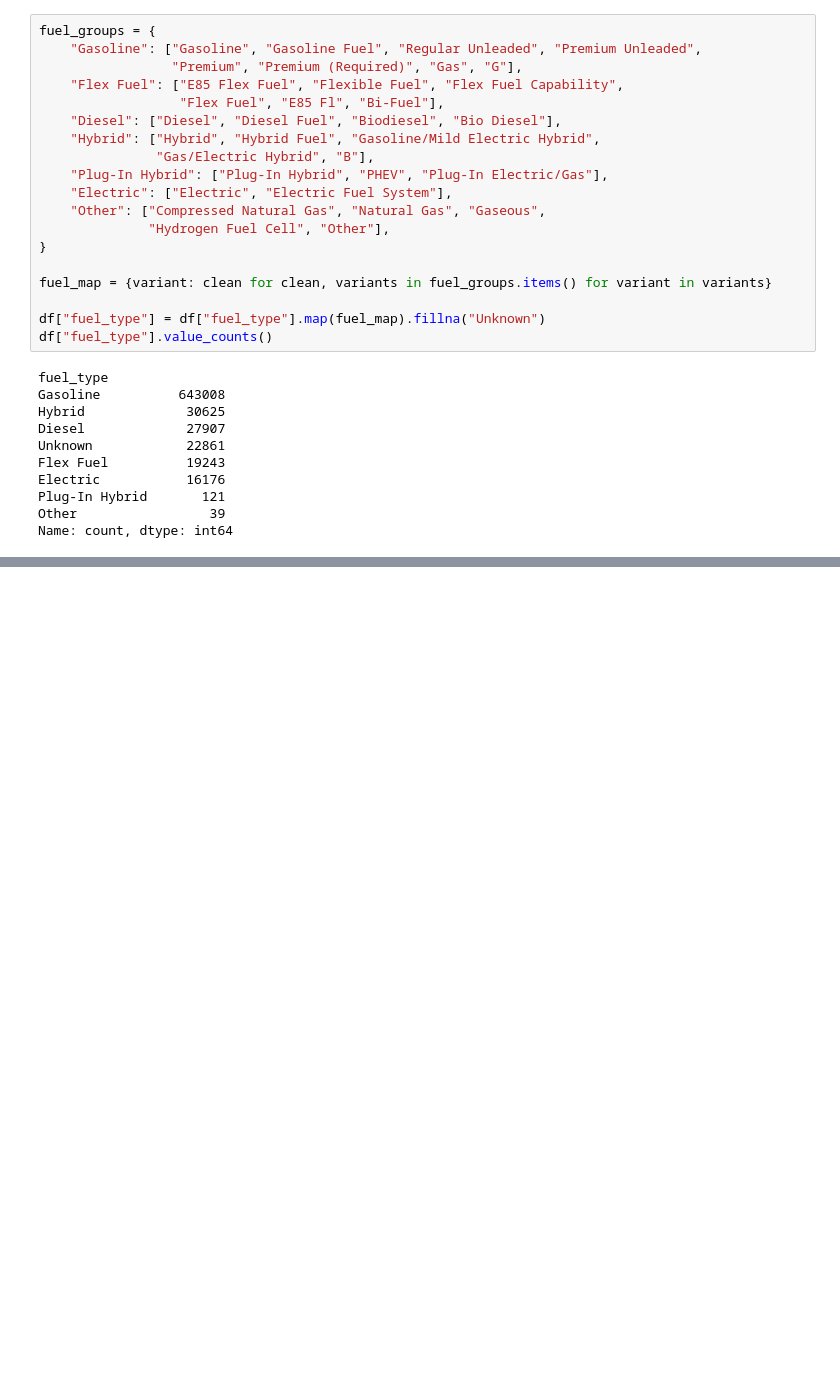
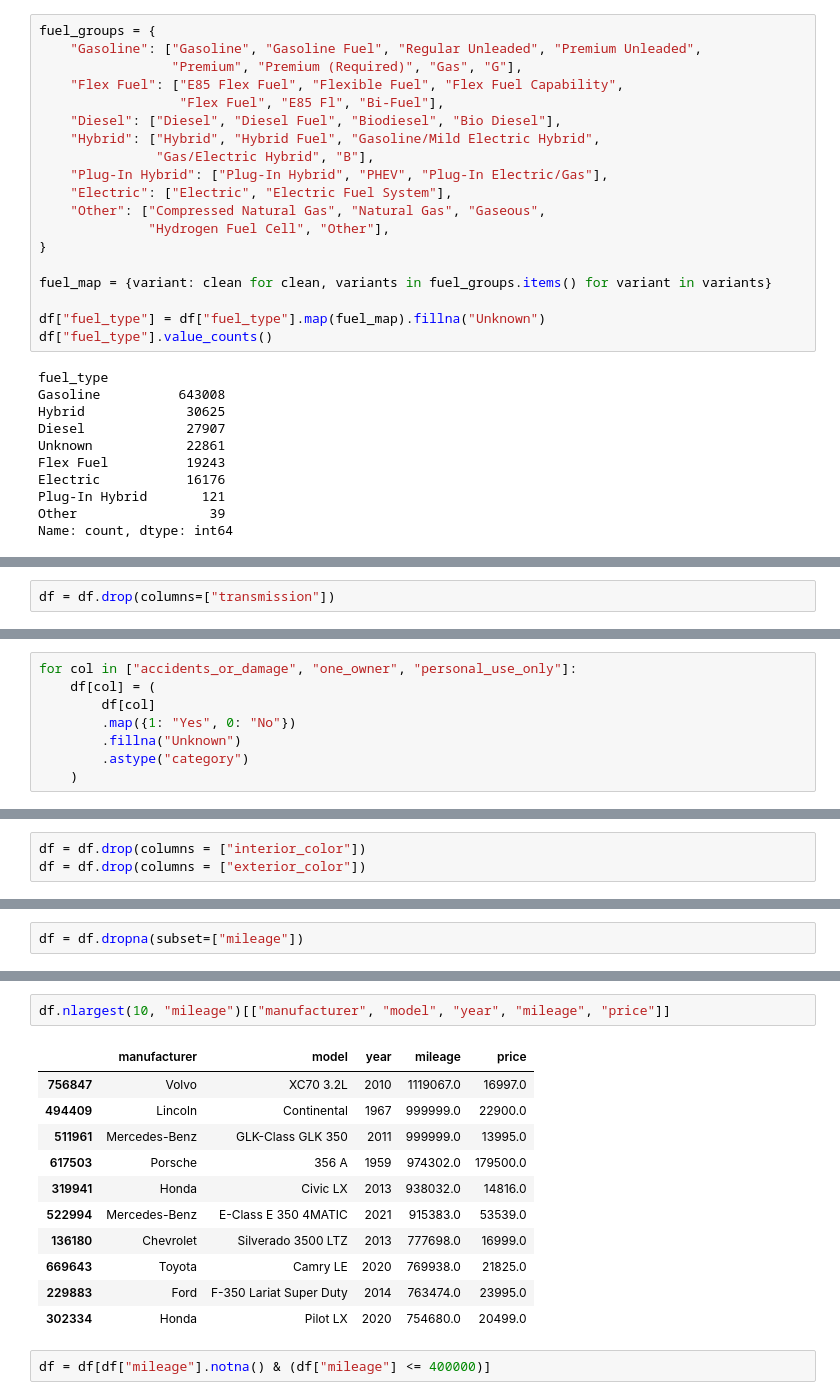
Before and after one commit to MichaelMancini9/used-car-deal-detector, a Jupyter notebook: notebooks/02_clean.ipynb, the cells around one changed output, grey strips where cells are left out. Drawn from its saved outputs; the diff is of its cells as text; blank space fills up the shorter version.

```diff
--- a/notebooks/02_clean.ipynb
+++ b/notebooks/02_clean.ipynb
@@ -156,0 +308,2 @@ Name: count, dtype: int64
+# %%
+df = df.drop(columns=["transmission"])
@@ -156,0 +339,8 @@ Name: count, dtype: int64
+# %%
+for col in ["accidents_or_damage", "one_owner", "personal_use_only"]:
+    df[col] = (
+        df[col]
+        .map({1: "Yes", 0: "No"})
+        .fillna("Unknown")
+        .astype("category")
+    )
@@ -156,0 +351,3 @@ Name: count, dtype: int64
+# %%
+df = df.drop(columns = ["interior_color"])
+df = df.drop(columns = ["exterior_color"])
@@ -156,0 +356,2 @@ Name: count, dtype: int64
+# %%
+df = df.dropna(subset=["mileage"])
@@ -156,0 +370,16 @@ Name: count, dtype: int64
+# %%
+df.nlargest(10, "mileage")[["manufacturer", "model", "year", "mileage", "price"]]
+# %% [output]
+|  | manufacturer | model | year | mileage | price |
+| 756847 | Volvo | XC70 3.2L | 2010 | 1119067.0 | 16997.0 |
+| 494409 | Lincoln | Continental | 1967 | 999999.0 | 22900.0 |
+| 511961 | Mercedes-Benz | GLK-Class GLK 350 | 2011 | 999999.0 | 13995.0 |
+| 617503 | Porsche | 356 A | 1959 | 974302.0 | 179500.0 |
+| 319941 | Honda | Civic LX | 2013 | 938032.0 | 14816.0 |
+| 522994 | Mercedes-Benz | E-Class E 350 4MATIC | 2021 | 915383.0 | 53539.0 |
+| 136180 | Chevrolet | Silverado 3500 LTZ | 2013 | 777698.0 | 16999.0 |
+| 669643 | Toyota | Camry LE | 2020 | 769938.0 | 21825.0 |
+| 229883 | Ford | F-350 Lariat Super Duty | 2014 | 763474.0 | 23995.0 |
+| 302334 | Honda | Pilot LX | 2020 | 754680.0 | 20499.0 |
+# %%
+df = df[df["mileage"].notna() & (df["mileage"] <= 400000)]
```
Also changed, not shown: parts of 39 cells of this notebook.
